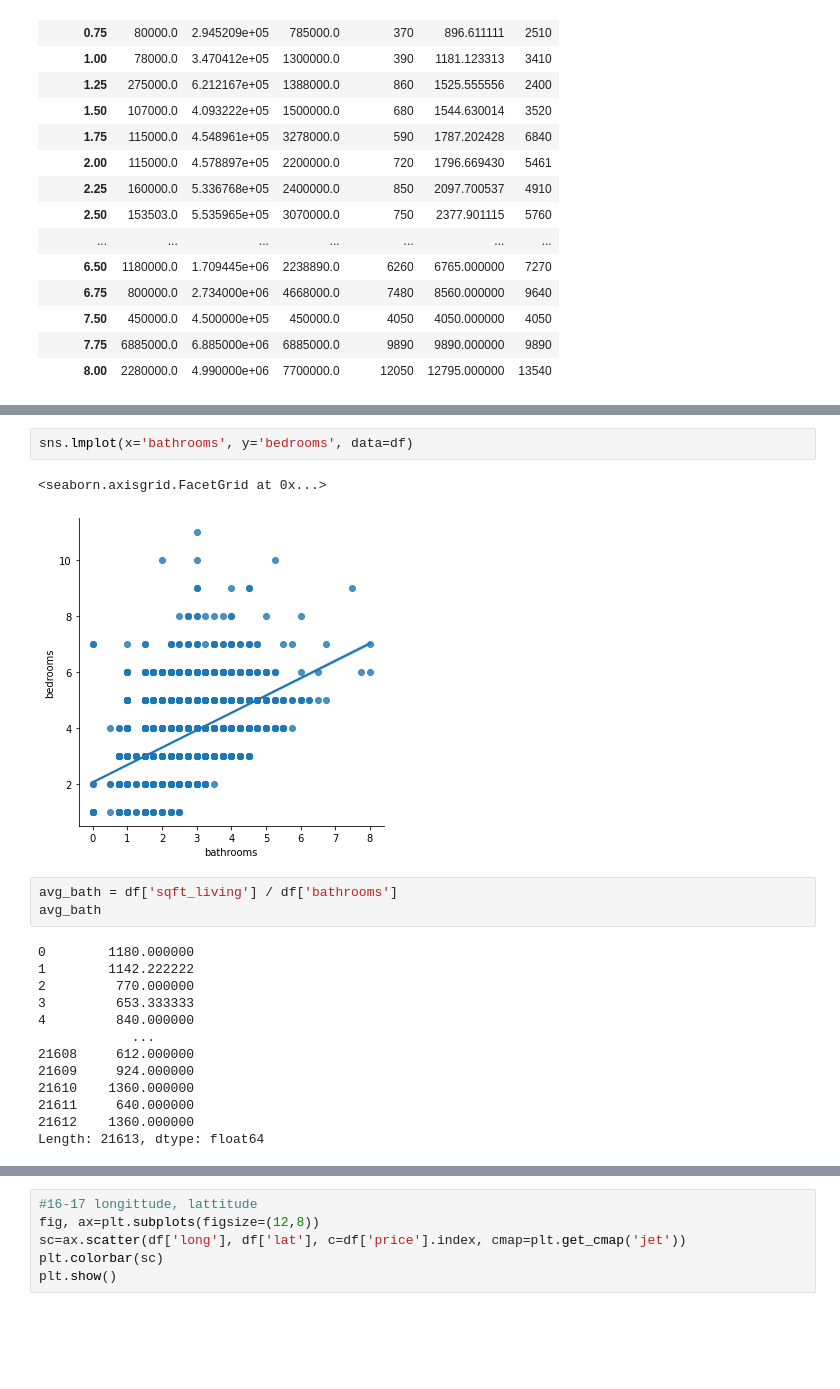
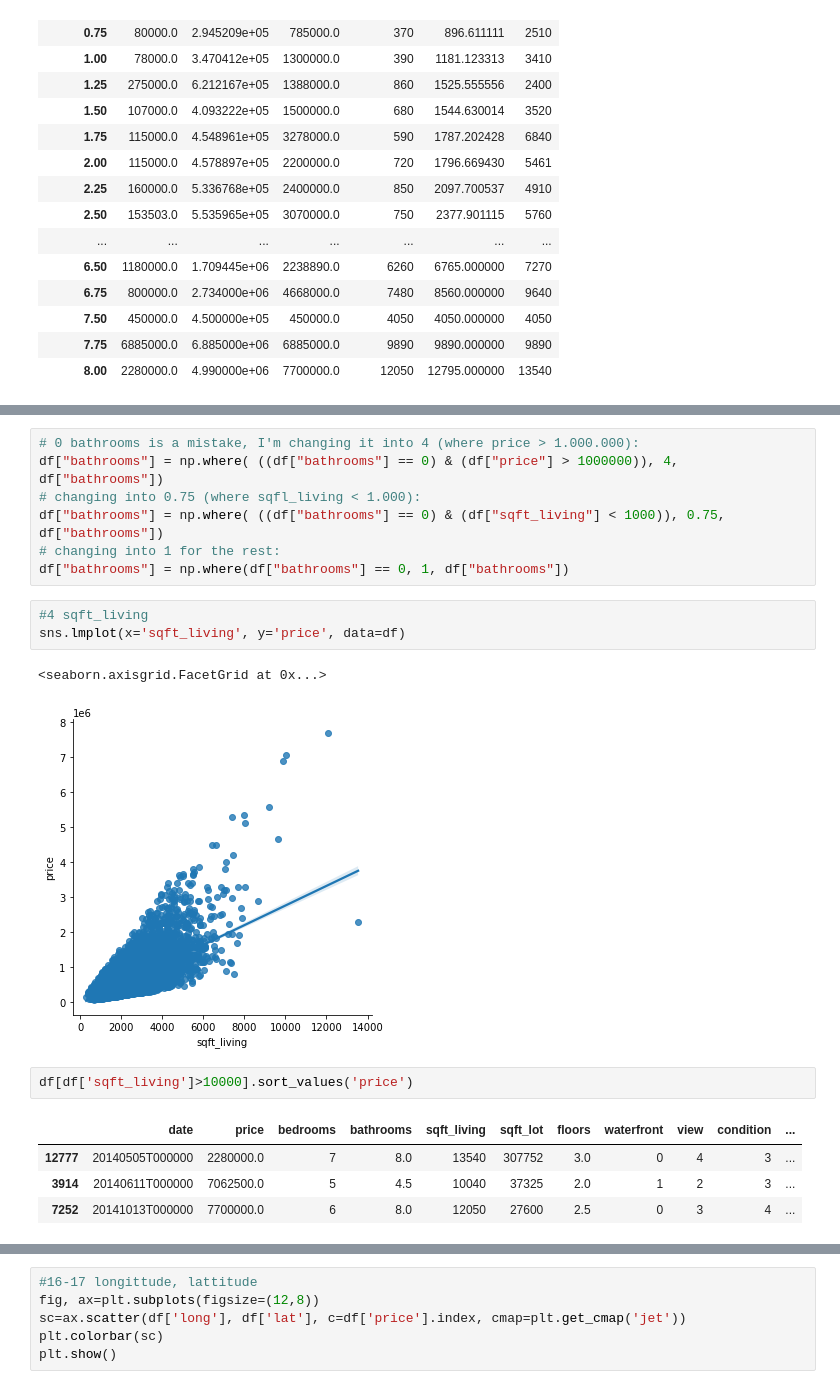
Before and after one commit to AleksanderWernik/House-sales-in-Kings-Country-WA, a Jupyter notebook: Housesales.ipynb, the cells around one changed output, grey strips where cells are left out. Cells and saved outputs as stored; diff of their text form; blank space fills up the shorter version.

Commit message:
data checking

```diff
--- a/Housesales.ipynb
+++ b/Housesales.ipynb
@@ -236,21 +264,20 @@ sns.lmplot(x='bathrooms', y='sqft_living', data=df)
-# %%
-sns.lmplot(x='bathrooms', y='bedrooms', data=df)
-# %% [output]
-<seaborn.axisgrid.FacetGrid at 0x...>
-[figure, removed]
-# %%
-avg_bath = df['sqft_living'] / df['bathrooms']
-avg_bath
-# %% [output]
-0        1180.000000
-1        1142.222222
-2         770.000000
-3         653.333333
-4         840.000000
-            ...
-21608     612.000000
-21609     924.000000
-21610    1360.000000
-21611     640.000000
-21612    1360.000000
-Length: 21613, dtype: float64
+# %%
+# 0 bathrooms is a mistake, I'm changing it into 4 (where price > 1.000.000):
+df["bathrooms"] = np.where( ((df["bathrooms"] == 0) & (df["price"] > 1000000)), 4, df["bathrooms"])
+# changing into 0.75 (where sqfl_living < 1.000):
+df["bathrooms"] = np.where( ((df["bathrooms"] == 0) & (df["sqft_living"] < 1000)), 0.75, df["bathrooms"])
+# changing into 1 for the rest:
+df["bathrooms"] = np.where(df["bathrooms"] == 0, 1, df["bathrooms"])
+# %%
+#4 sqft_living
+sns.lmplot(x='sqft_living', y='price', data=df)
+# %% [output]
+<seaborn.axisgrid.FacetGrid at 0x...>
+[figure, added]
+# %%
+df[df['sqft_living']>10000].sort_values('price')
+# %% [output]
+|  | date | price | bedrooms | bathrooms | sqft_living | sqft_lot | floors | waterfront | view | condition | ... |
+| 12777 | 20140505T000000 | 2280000.0 | 7 | 8.0 | 13540 | 307752 | 3.0 | 0 | 4 | 3 | ... |
+| 3914 | 20140611T000000 | 7062500.0 | 5 | 4.5 | 10040 | 37325 | 2.0 | 1 | 2 | 3 | ... |
+| 7252 | 20141013T000000 | 7700000.0 | 6 | 8.0 | 12050 | 27600 | 2.5 | 0 | 3 | 4 | ... |
```
Also changed, not shown: parts of 39 cells of this notebook.
